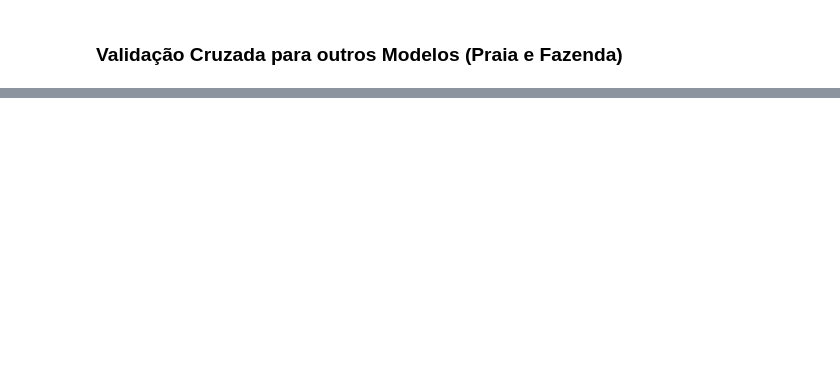
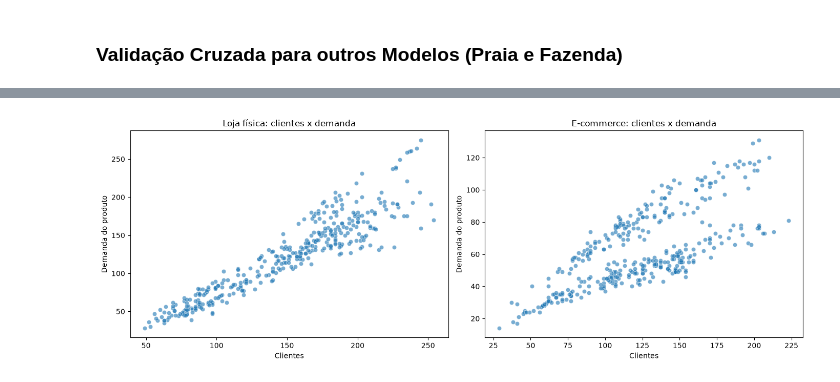
Before and after one commit to Observon/analise-previsao-demanda-varejo, a Jupyter notebook: analise_previsao_demanda_varejo.ipynb, the cells around one changed output, grey strips where cells are left out. Cells and saved outputs as stored; diff of their text form; code cells hidden in the pictures; blank space fills up the shorter version.

```diff
--- a/analise_previsao_demanda_varejo.ipynb
+++ b/analise_previsao_demanda_varejo.ipynb
@@ -338,0 +149,24 @@ RMSE Médio da Validação Cruzada: 3.248862218987246
+# %%
+from sklearn.model_selection import train_test_split
+
+# Separar os canais de venda e criar variáveis sazonais
+df_loja_fisica = df[df["canal_venda"] == "loja_fisica"].copy()
+df_ecommerce = df[df["canal_venda"] == "ecommerce"].copy()
+
+for dados_canal in [df_loja_fisica, df_ecommerce]:
+    dia_ano = dados_canal["data"].dt.dayofyear
+    dados_canal["seno_dia_ano"] = np.sin(2 * np.pi * dia_ano / 365)
+    dados_canal["cosseno_dia_ano"] = np.cos(2 * np.pi * dia_ano / 365)
+
+colunas_excluidas = ["data", "canal_venda", "demanda_produto"]
+X_loja_fisica = df_loja_fisica.drop(columns=colunas_excluidas)
+y_loja_fisica = df_loja_fisica["demanda_produto"]
+X_ecommerce = df_ecommerce.drop(columns=colunas_excluidas)
+y_ecommerce = df_ecommerce["demanda_produto"]
+
+X_train_loja_fisica, X_test_loja_fisica, y_train_loja_fisica, y_test_loja_fisica = train_test_split(
+    X_loja_fisica, y_loja_fisica, test_size=0.2, random_state=0
+)
+X_train_ecommerce, X_test_ecommerce, y_train_ecommerce, y_test_ecommerce = train_test_split(
+    X_ecommerce, y_ecommerce, test_size=0.2, random_state=0
+)
@@ -599,0 +285,20 @@ Dica rápida: se o modelo gera faltas, aumente SAFETY_MARGIN ou use previsão de
+# %%
+import matplotlib.pyplot as plt
+import seaborn as sns
+
+fig, axes = plt.subplots(1, 2, figsize=(14, 5))
+
+sns.scatterplot(data=df_loja_fisica, x="clientes", y="demanda_produto", alpha=0.6, ax=axes[0])
+axes[0].set_title("Loja física: clientes x demanda")
+axes[0].set_xlabel("Clientes")
+axes[0].set_ylabel("Demanda do produto")
+
+sns.scatterplot(data=df_ecommerce, x="clientes", y="demanda_produto", alpha=0.6, ax=axes[1])
+axes[1].set_title("E-commerce: clientes x demanda")
+axes[1].set_xlabel("Clientes")
+axes[1].set_ylabel("Demanda do produto")
+
+plt.tight_layout()
+plt.show()
+# %% [output]
+[figure, added]
```
Also changed, not shown: parts of 39 cells of this notebook.
